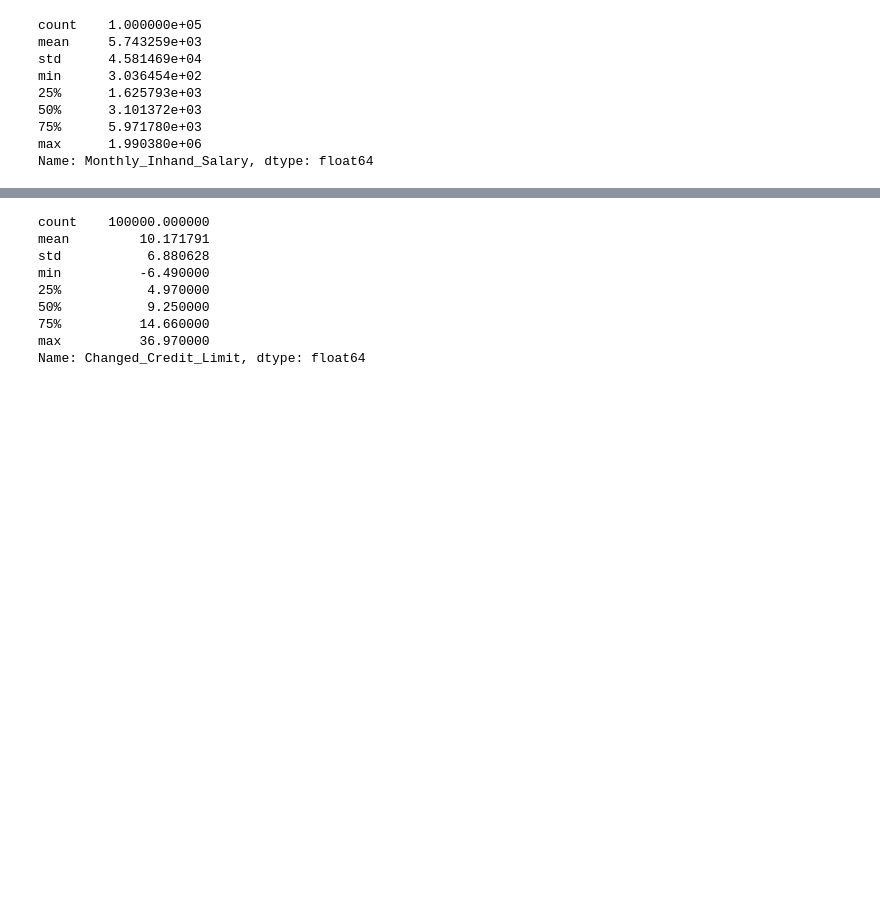
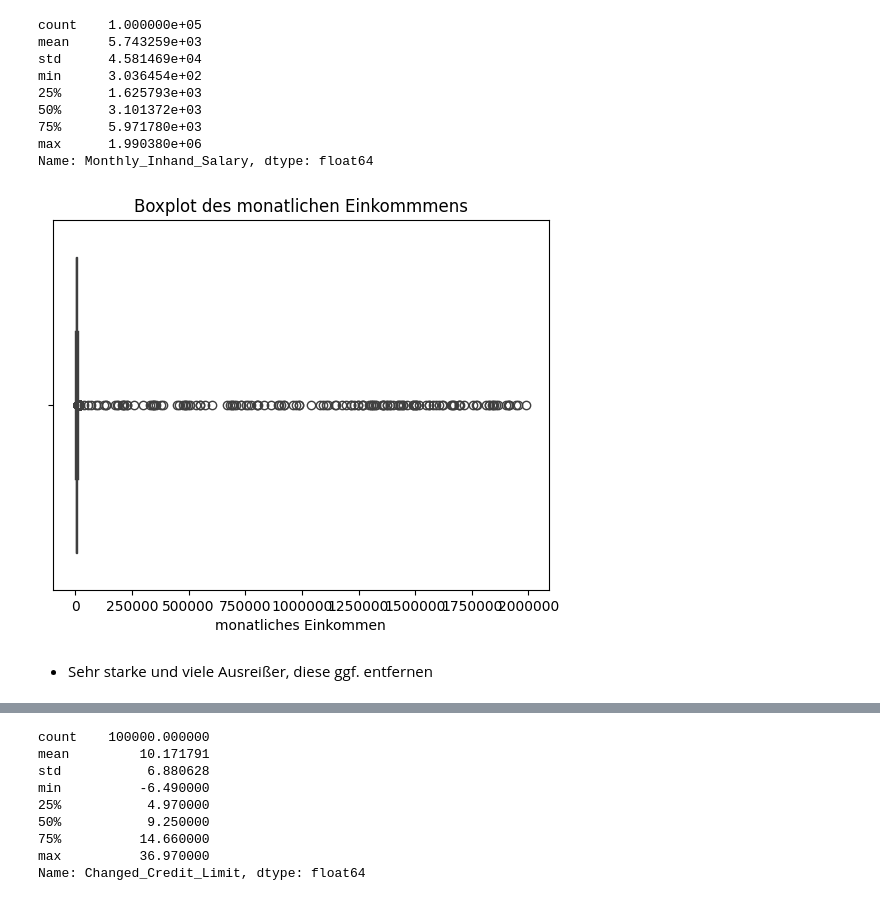
Before and after one commit to Tooonni/MALE01, a Jupyter notebook: notebooks/02_Datenbereinigung.ipynb, the cells around one changed output, grey strips where cells are left out. Drawn from its saved outputs; the diff is of its cells as text; code cells hidden in the pictures; blank space fills up the shorter version.

```diff
--- a/notebooks/02_Datenbereinigung.ipynb
+++ b/notebooks/02_Datenbereinigung.ipynb
@@ -214,7 +245,7 @@ train_df['Annual_Income'] = (
         .replace({'': np.nan, '-': np.nan, '.': np.nan}),
         errors='coerce'
     )
-    .clip(lower=0)
+    .abs()
     .fillna(lambda s: s.median())
 )
 # %%
@@ -255,5 +292,15 @@ min      3.036454e+02
 75%      5.971780e+03
 max      1.990380e+06
 Name: Monthly_Inhand_Salary, dtype: float64
+# %%
+sns.boxplot(data=train_df, x="Monthly_Inhand_Salary")
+plt.ticklabel_format(style='plain', axis='x')
+plt.title("Boxplot des monatlichen Einkommmens")
+plt.xlabel("monatliches Einkommen")
+plt.show()
+# %% [output]
+[figure, added]
+# %% [markdown]
+- Sehr starke und viele Ausreißer, diese ggf. entfernen
 # %% [markdown]
 ## Num_Bank_Accounts - Represents the number of bank accounts a person holds
```
Also changed, not shown: parts of 124 cells of this notebook, 3 other files.
